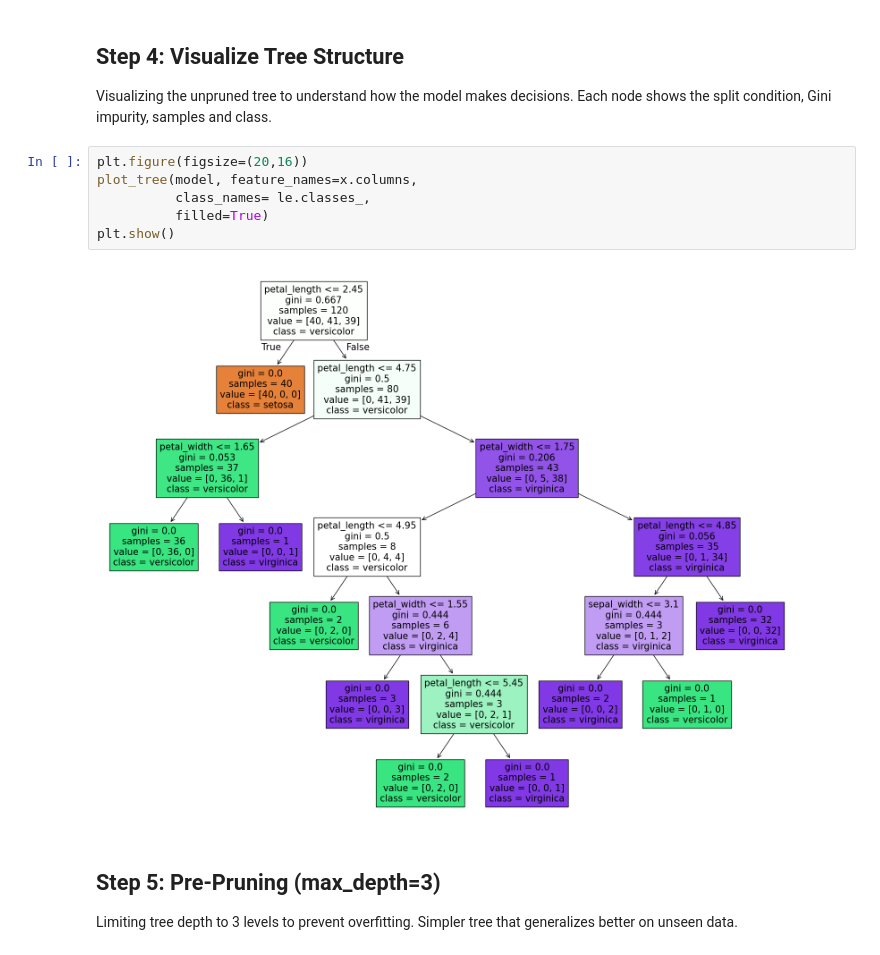
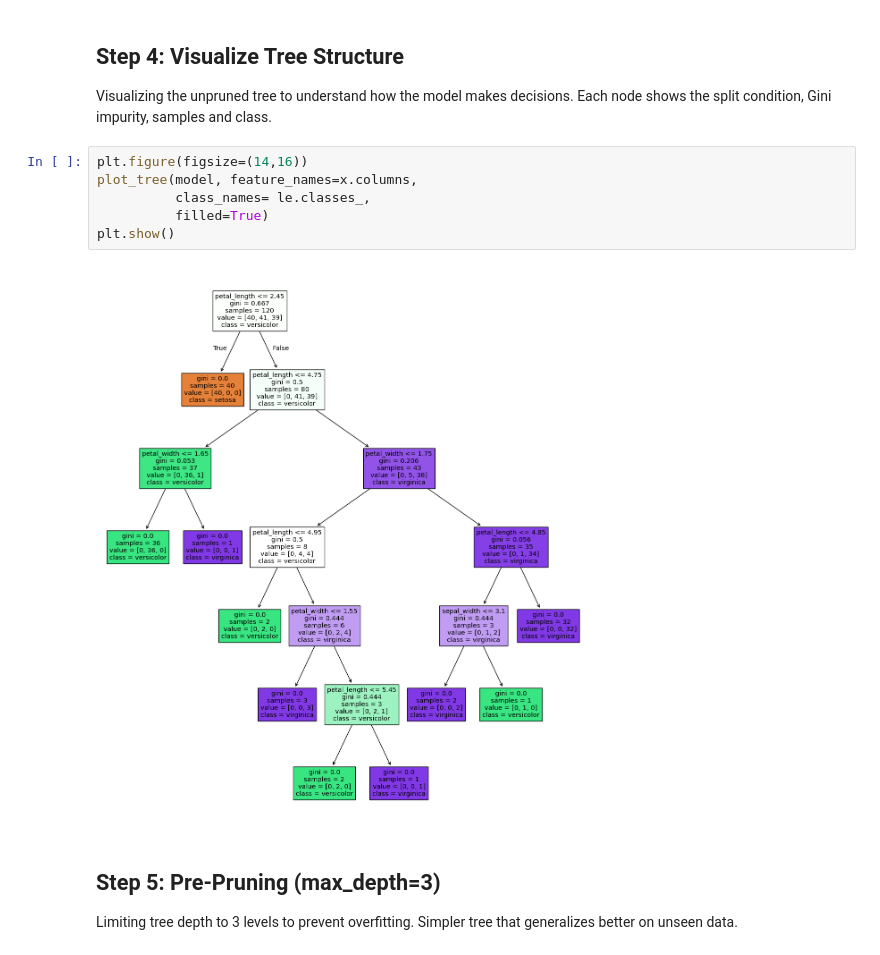
Before and after one commit to NorbuHyolmo/Codveda-Machine-Learning-Intern, a Jupyter notebook: Level 2/Decision Tree For Classification.ipynb, the cells around one changed output. Drawn from its saved outputs; the diff is of its cells as text.

```diff
--- a/Level 2/Decision Tree For Classification.ipynb
+++ b/Level 2/Decision Tree For Classification.ipynb
@@ -86,13 +86,13 @@ DecisionTreeClassifier(random_state=42)
 Visualizing the unpruned tree to understand how the model makes decisions.
 Each node shows the split condition, Gini impurity, samples and class.
 # %%
-plt.figure(figsize=(20,16))
+plt.figure(figsize=(14,16))
 plot_tree(model, feature_names=x.columns,
           class_names= le.classes_,
           filled=True)
 plt.show()
 # %% [output]
-[figure, old version]
+[figure, new version]
 # %% [markdown]
 ## Step 5: Pre-Pruning (max_depth=3)
 Limiting tree depth to 3 levels to prevent overfitting.
```
Also changed, not shown: parts of 3 cells of this notebook, 2 other files.
